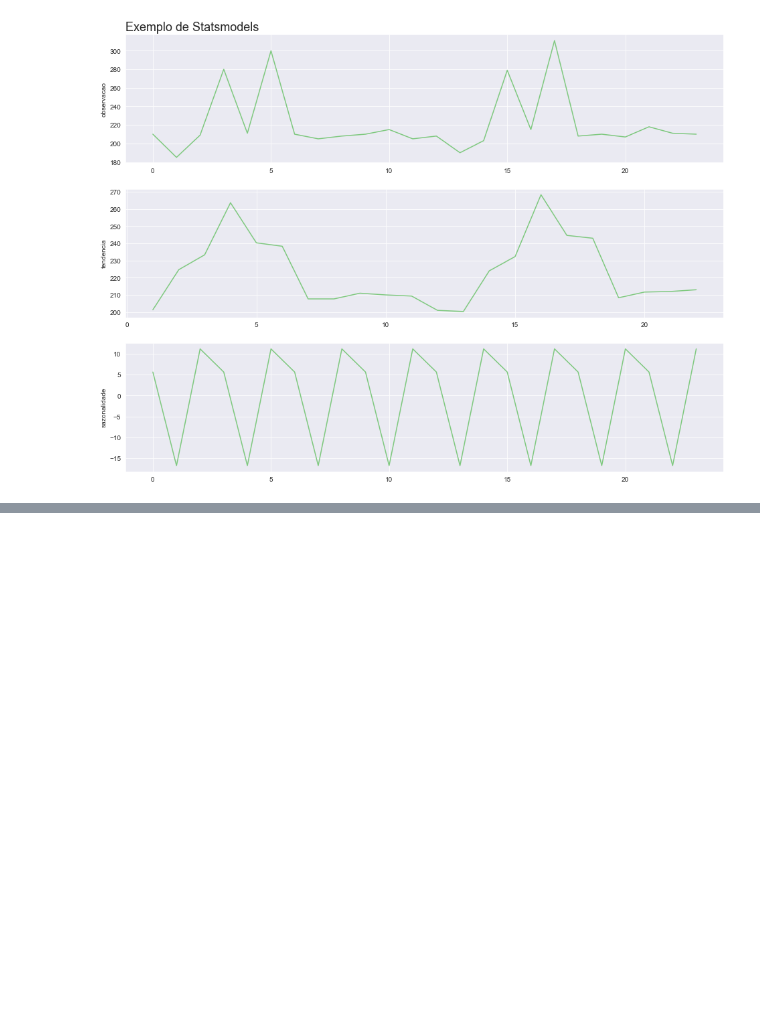
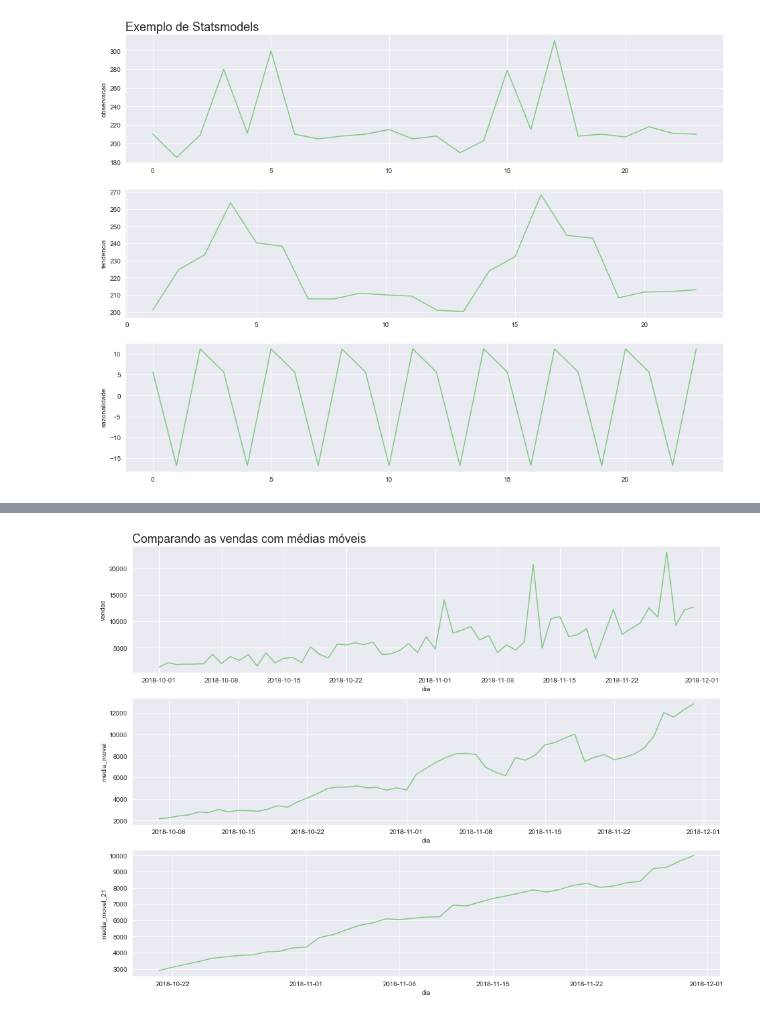
Before and after one commit to MateusAlberto/AulasPython, a Jupyter notebook: Python_Data_Science/Data Visualization/Intro Análise de Séries Temporais/Time Series.ipynb, the cells around one changed output, grey strips where cells are left out. Saved outputs shown, nothing was run; the diff lists cells and outputs as text; code cells hidden in the pictures; blank space fills up the shorter version.

```diff
--- a/Python_Data_Science/Data Visualization/Intro Análise de Séries Temporais/Time Series.ipynb
+++ b/Python_Data_Science/Data Visualization/Intro Análise de Séries Temporais/Time Series.ipynb
@@ -492,0 +565,4 @@ plot_comparacao(resultado.index, 'observacao', 'tendencia', 'sazonalidade', resu
+# %%
+plot_comparacao('dia', 'vendas', 'media_movel', 'media_movel_21', alucel, 'Comparando as vendas com médias móveis')
+# %% [output]
+[figure, added]
```
Also changed, not shown: parts of 13 cells of this notebook.
